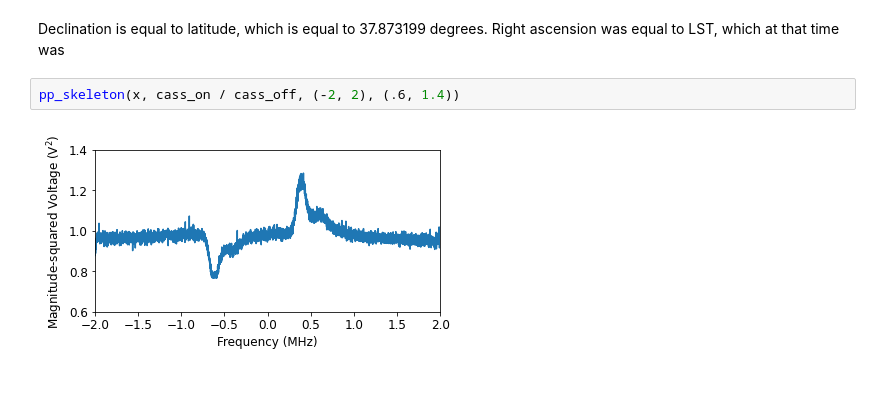
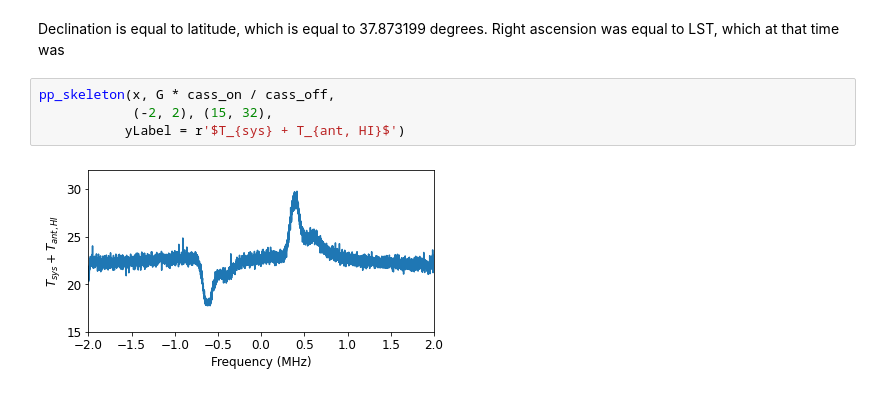
Before and after one commit to 3276908917/AY121, a Jupyter notebook: lab2/analyses/Hydrogen_Gaussian.ipynb, the cells around one changed output. Saved outputs shown, nothing was run; the diff lists cells and outputs as text.

```diff
--- a/lab2/analyses/Hydrogen_Gaussian.ipynb
+++ b/lab2/analyses/Hydrogen_Gaussian.ipynb
@@ -78,6 +79,8 @@ pp_skeleton(velocities, G * cal_on / cal_off,
 Declination is equal to latitude, which is equal to 37.873199 degrees.
 Right ascension was equal to LST, which at that time was
 # %%
-pp_skeleton(x, cass_on / cass_off, (-2, 2), (.6, 1.4))
+pp_skeleton(x, G * cass_on / cass_off,
+            (-2, 2), (15, 32),
+           yLabel = r'$T_{sys} + T_{ant, HI}$')
 # %% [output]
-[figure, old version]
+[figure, new version]
```
Also changed, not shown: parts of 4 cells of this notebook, 5 other files.
